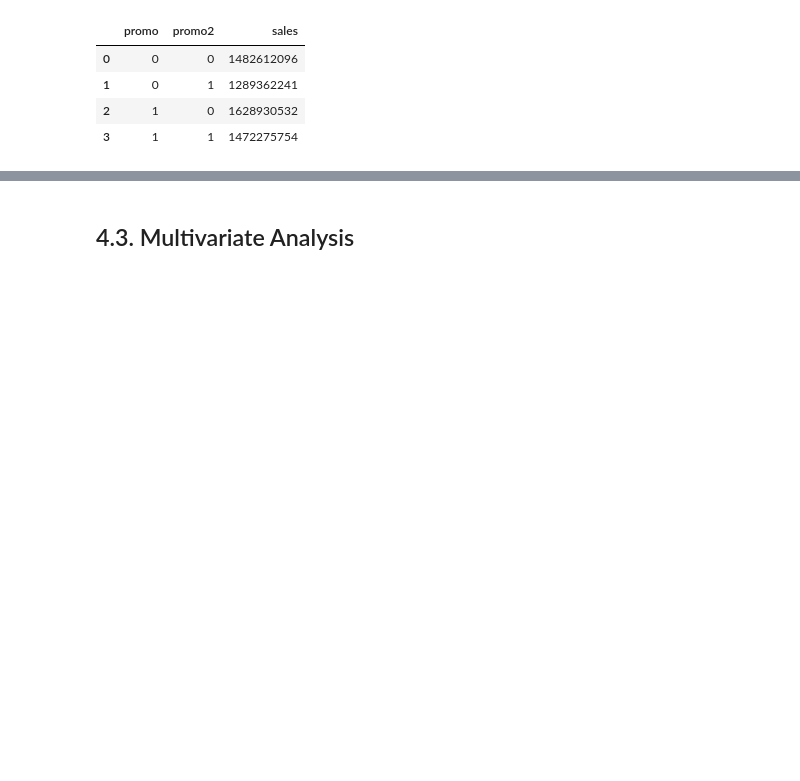
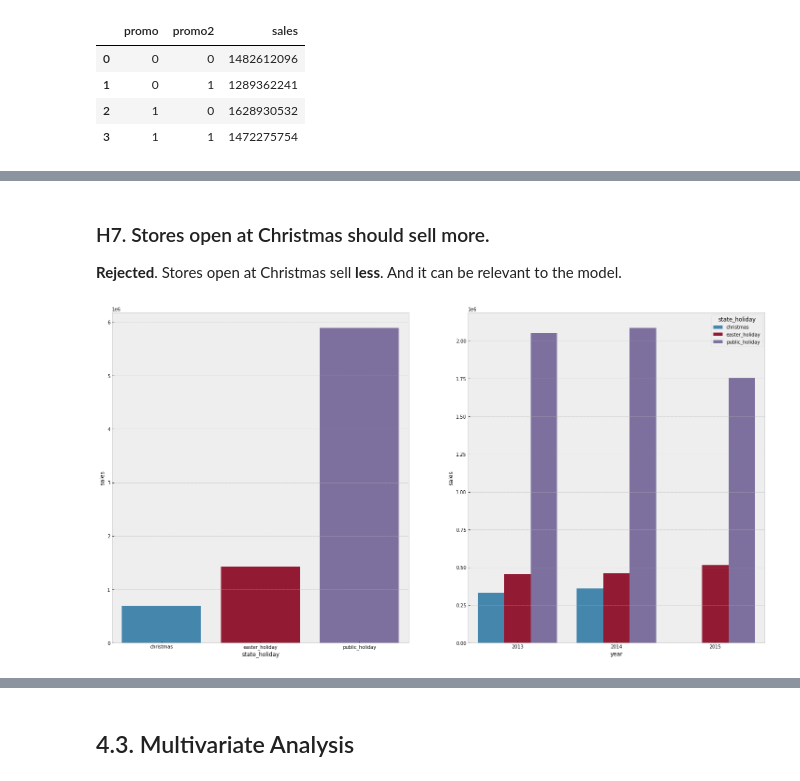
Before and after one commit to gdelimacarvalho/rossmann_store_sales_project, a Jupyter notebook: rossmann_store_sales_project.ipynb, the cells around one changed output, grey strips where cells are left out. Saved outputs shown, nothing was run; the diff lists cells and outputs as text; code cells hidden in the pictures; blank space fills up the shorter version.

```diff
--- a/rossmann_store_sales_project.ipynb
+++ b/rossmann_store_sales_project.ipynb
@@ -603,0 +603,14 @@ plt.legend(['Regular + Extended', 'Only Regular']);
+# %% [markdown]
+### H7. Stores open at Christmas should sell more.
+
+**Rejected**. Stores open at Christmas sell **less**. And it can be relevant to the model.
+# %%
+aux1 = pd.pivot_table(df4[df4['state_holiday'] != 'regular_day'], values='sales', index=['state_holiday', 'year'], aggfunc='sum').reset_index()
+
+plt.subplot(1, 2, 1)
+sns.barplot(x='state_holiday', y='sales', data=aux1, ci=None, estimator=sum);
+
+plt.subplot(1, 2, 2)
+sns.barplot(x='year', y='sales', hue='state_holiday', data=aux1);
+# %% [output]
+[figure, added]
```
Also changed, not shown: parts of 19 cells of this notebook.
